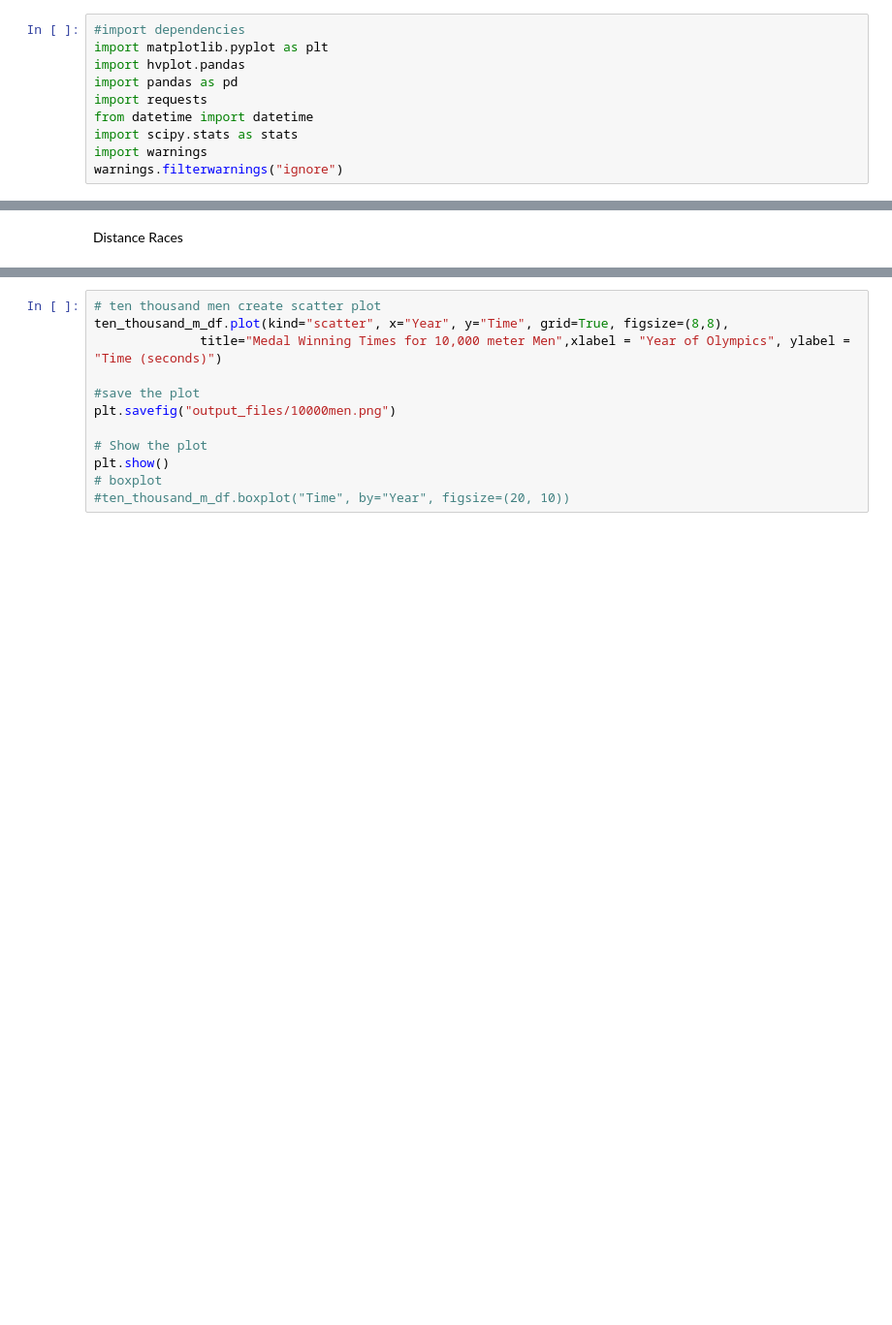
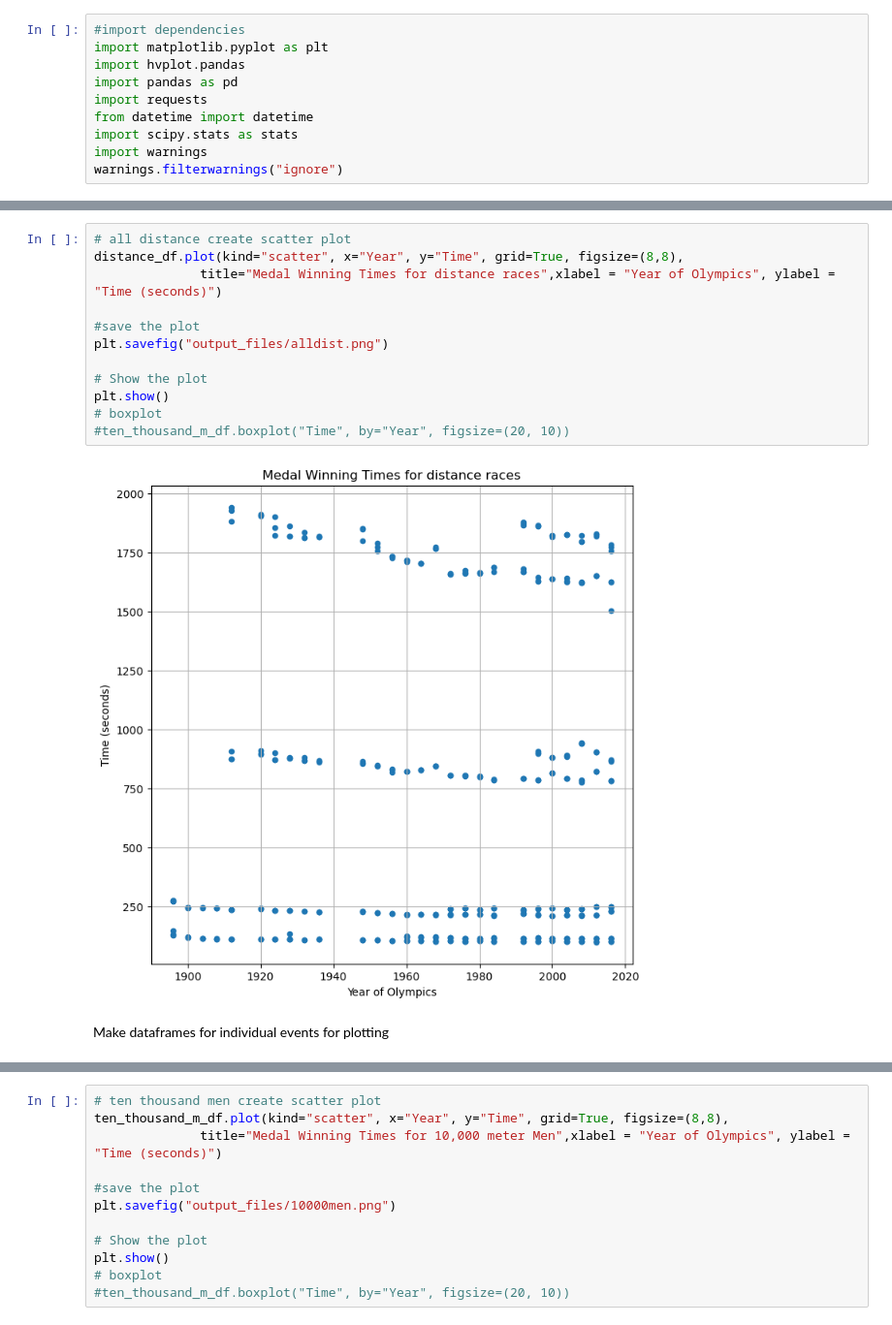
Before and after one commit to BlufferMK/Olympics_Project, a Jupyter notebook: OlympicPy.ipynb, the cells around one changed output, grey strips where cells are left out. Shown: that part at 97% size. Cells and saved outputs as stored; diff of their text form; blank space fills up the shorter version.

Commit message:
plots for events complete

```diff
--- a/OlympicPy.ipynb
+++ b/OlympicPy.ipynb
@@ -133,5 +67,19 @@ distance_df.tail()
-# %% [markdown]
-Distance Races
+# %%
+# all distance create scatter plot
+distance_df.plot(kind="scatter", x="Year", y="Time", grid=True, figsize=(8,8),
+              title="Medal Winning Times for distance races",xlabel = "Year of Olympics", ylabel = "Time (seconds)")
+
+#save the plot
+plt.savefig("output_files/alldist.png")
+
+# Show the plot
+plt.show()
+# boxplot
+#ten_thousand_m_df.boxplot("Time", by="Year", figsize=(20, 10))
+# %% [output]
+[figure, added]
+# %% [markdown]
+Make dataframes for individual events for plotting
 # %%
 ten_thousand_m_df = distance_df.loc[(distance_df['Event']=='10000M Men')]
 ten_thousand_w_df = distance_df.loc[(distance_df['Event']=='10000M Women')]
```
Also changed, not shown: parts of 42 cells of this notebook, 21 other files.
